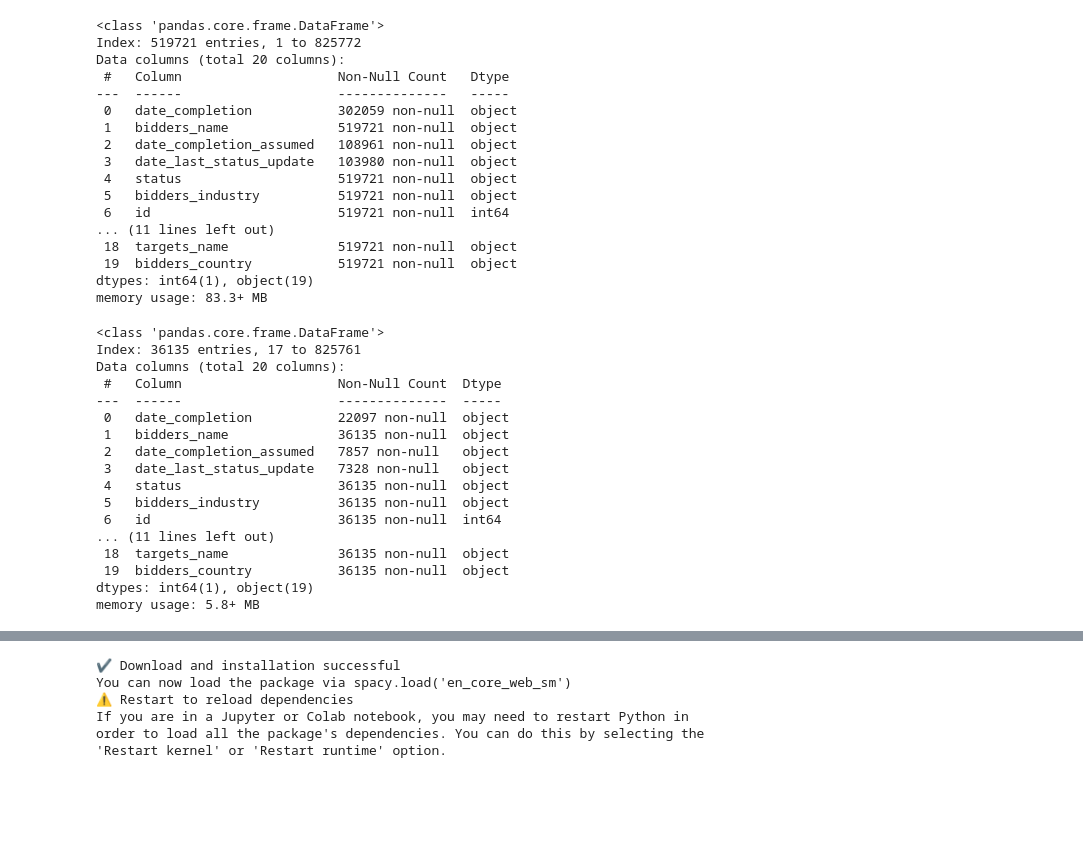
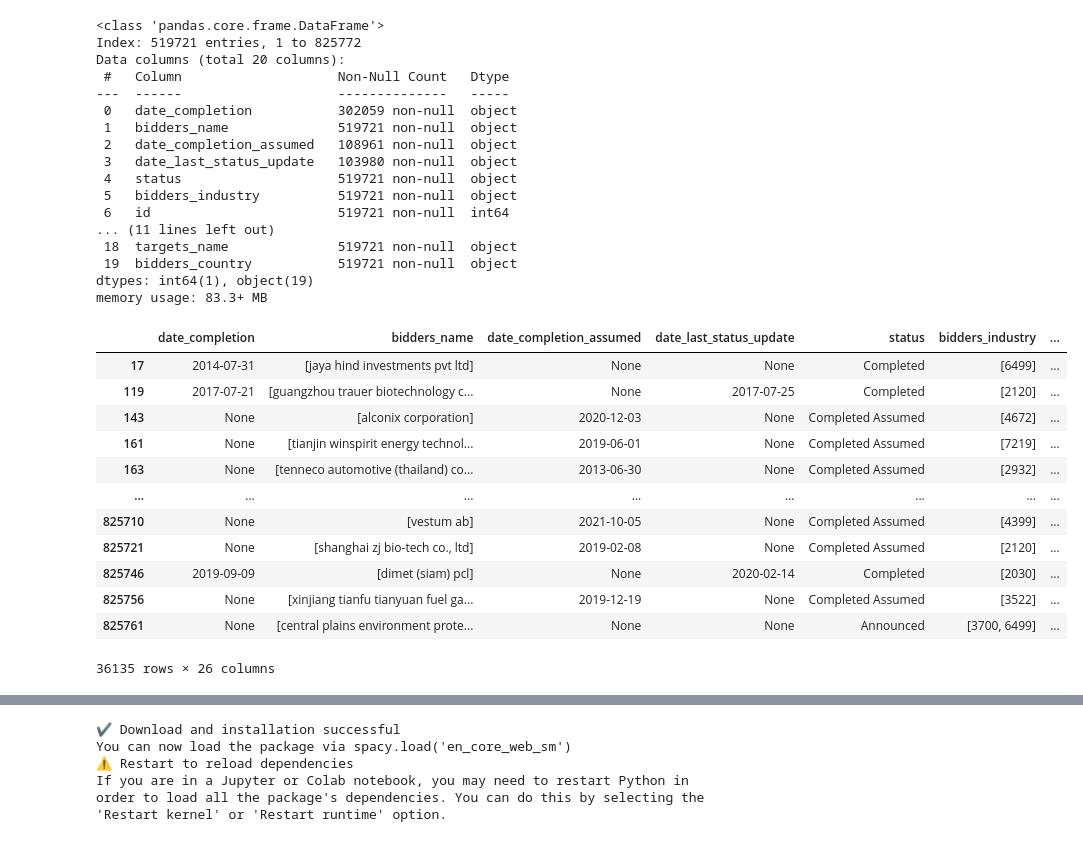
Before and after one commit to grallv/DSB2, a Jupyter notebook: preprocessing.ipynb, the cells around one changed output, grey strips where cells are left out. Saved outputs shown, nothing was run; the diff lists cells and outputs as text; code cells hidden in the pictures; blank space fills up the shorter version.

```diff
--- a/preprocessing.ipynb
+++ b/preprocessing.ipynb
@@ -122,25 +126,21 @@ data = data[data['has_relevant_code']]
 # %%
 data.drop(columns=['has_relevant_code'], inplace=True)
 # %%
-data.info()
+data
 # %% [output]
+|  | date_completion | bidders_name | date_completion_assumed | date_last_status_update | status | bidders_industry | ... |
+| 17 | 2014-07-31 | [jaya hind investments pvt ltd] | None | None | Completed | [6499] | ... |
+| 119 | 2017-07-21 | [guangzhou trauer biotechnology c... | None | 2017-07-25 | Completed | [2120] | ... |
+| 143 | None | [alconix corporation] | 2020-12-03 | None | Completed Assumed | [4672] | ... |
+| 161 | None | [tianjin winspirit energy technol... | 2019-06-01 | None | Completed Assumed | [7219] | ... |
+| 163 | None | [tenneco automotive (thailand) co... | 2013-06-30 | None | Completed Assumed | [2932] | ... |
+| ... | ... | ... | ... | ... | ... | ... | ... |
+| 825710 | None | [vestum ab] | 2021-10-05 | None | Completed Assumed | [4399] | ... |
+| 825721 | None | [shanghai zj bio-tech co., ltd] | 2019-02-08 | None | Completed Assumed | [2120] | ... |
+| 825746 | 2019-09-09 | [dimet (siam) pcl] | None | 2020-02-14 | Completed | [2030] | ... |
+| 825756 | None | [xinjiang tianfu tianyuan fuel ga... | 2019-12-19 | None | Completed Assumed | [3522] | ... |
+| 825761 | None | [central plains environment prote... | None | None | Announced | [3700, 6499] | ... |
-<class 'pandas.core.frame.DataFrame'>
-Index: 36135 entries, 17 to 825761
-Data columns (total 20 columns):
- #   Column                    Non-Null Count  Dtype
----  ------                    --------------  -----
- 0   date_completion           22097 non-null  object
- 1   bidders_name              36135 non-null  object
- 2   date_completion_assumed   7857 non-null   object
- 3   date_last_status_update   7328 non-null   object
- 4   status                    36135 non-null  object
- 5   bidders_industry          36135 non-null  object
- 6   id                        36135 non-null  int64
-... (11 lines left out)
- 18  targets_name              36135 non-null  object
- 19  bidders_country           36135 non-null  object
-dtypes: int64(1), object(19)
-memory usage: 5.8+ MB
+36135 rows × 26 columns
 # %%
 # Step 3: Sentence Tokenization (using NLTK)
 data['sentences'] = data['comments'].apply(lambda x: sent_tokenize(x))
```
Also changed, not shown: parts of 10 cells of this notebook, 2 other files.
